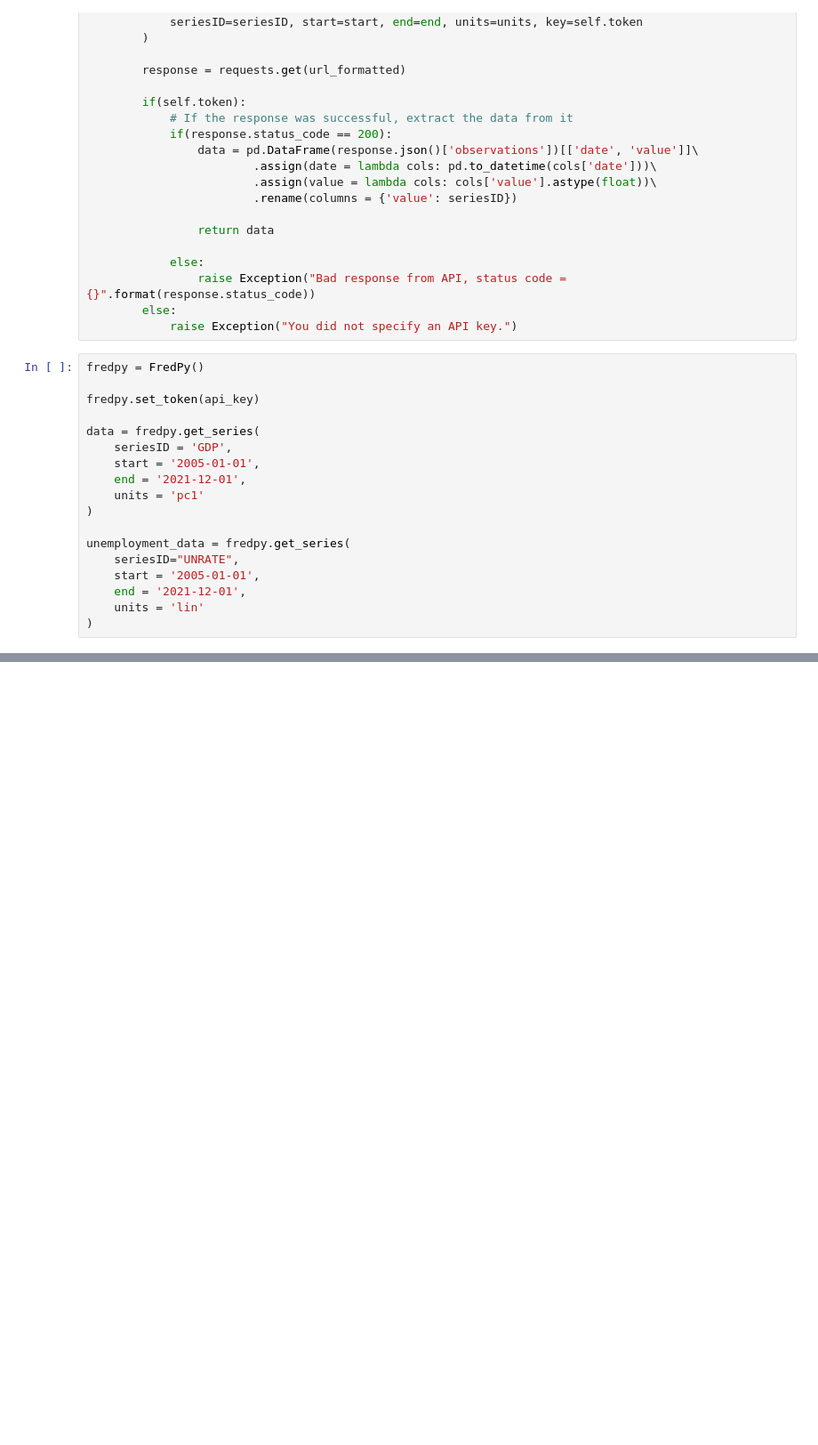
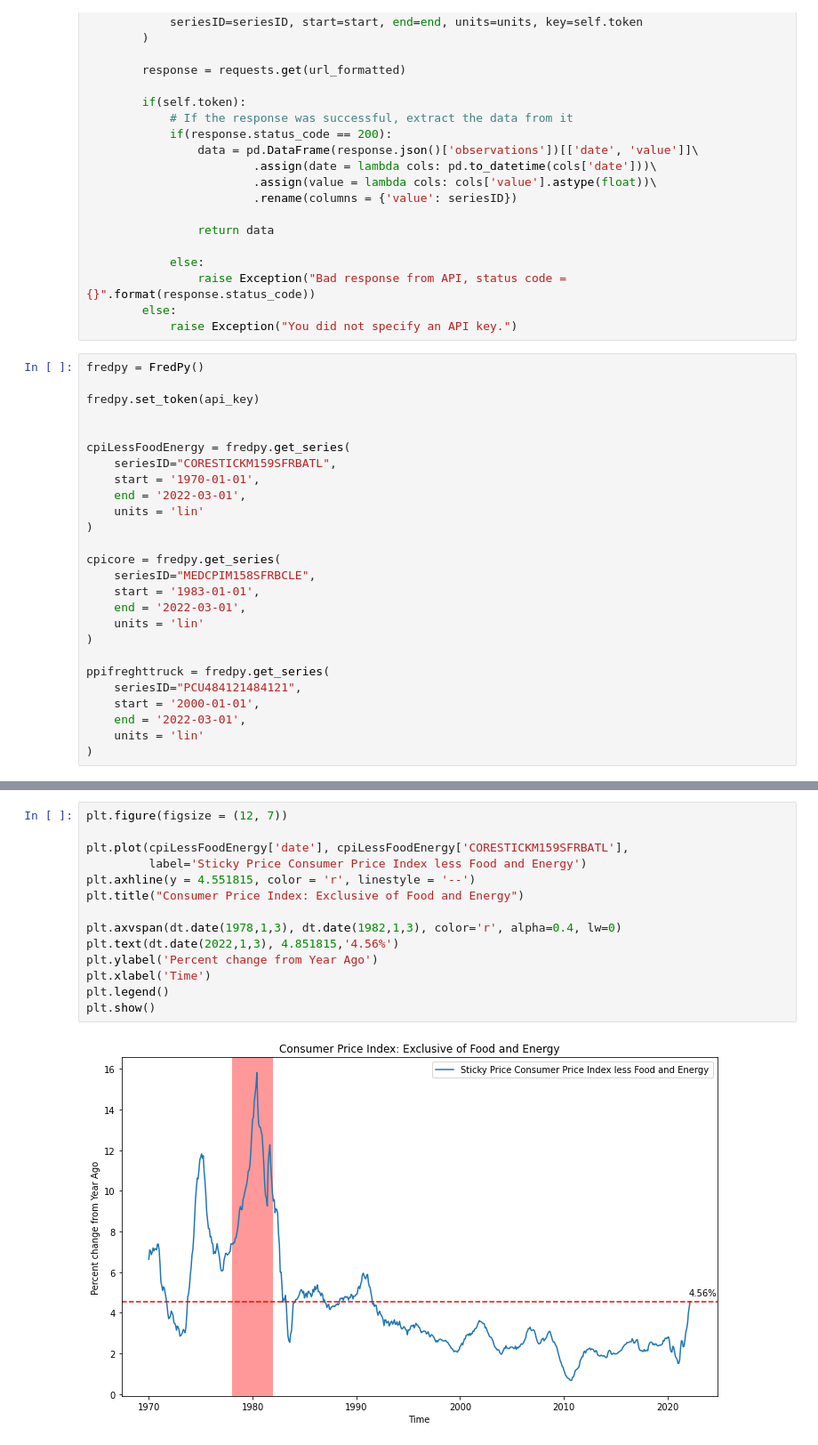
Before and after one commit to saifchowdhury95/IE555_HW7, a Jupyter notebook: fred_analysis.ipynb, the cells around one changed output, grey strips where cells are left out. Shown at 89% size. Saved outputs shown, nothing was run; the diff lists cells and outputs as text; blank space fills up the shorter version.

```diff
--- a/fred_analysis.ipynb
+++ b/fred_analysis.ipynb
@@ -49,16 +55,24 @@ fredpy = FredPy()
 
 fredpy.set_token(api_key)
 
-data = fredpy.get_series(
-    seriesID = 'GDP',
-    start = '2005-01-01',
-    end = '2021-12-01',
-    units = 'pc1'
+
+cpiLessFoodEnergy = fredpy.get_series(
+    seriesID="CORESTICKM159SFRBATL",
+    start = '1970-01-01',
+    end = '2022-03-01',
+    units = 'lin'
 )
 
-unemployment_data = fredpy.get_series(
-    seriesID="UNRATE",
-    start = '2005-01-01',
-    end = '2021-12-01',
+cpicore = fredpy.get_series(
+    seriesID="MEDCPIM158SFRBCLE",
+    start = '1983-01-01',
+    end = '2022-03-01',
     units = 'lin'
 )
+
+ppifreghttruck = fredpy.get_series(
+    seriesID="PCU484121484121",
+    start = '2000-01-01',
+    end = '2022-03-01',
+    units = 'lin'
+)
@@ -71,0 +85,16 @@ plt.show()
+# %%
+plt.figure(figsize = (12, 7))
+
+plt.plot(cpiLessFoodEnergy['date'], cpiLessFoodEnergy['CORESTICKM159SFRBATL'],
+         label='Sticky Price Consumer Price Index less Food and Energy')
+plt.axhline(y = 4.551815, color = 'r', linestyle = '--')
+plt.title("Consumer Price Index: Exclusive of Food and Energy")
+
+plt.axvspan(dt.date(1978,1,3), dt.date(1982,1,3), color='r', alpha=0.4, lw=0)
+plt.text(dt.date(2022,1,3), 4.851815,'4.56%')
+plt.ylabel('Percent change from Year Ago')
+plt.xlabel('Time')
+plt.legend()
+plt.show()
+# %% [output]
+[figure, added]
```
Also changed, not shown: parts of 10 cells of this notebook.
